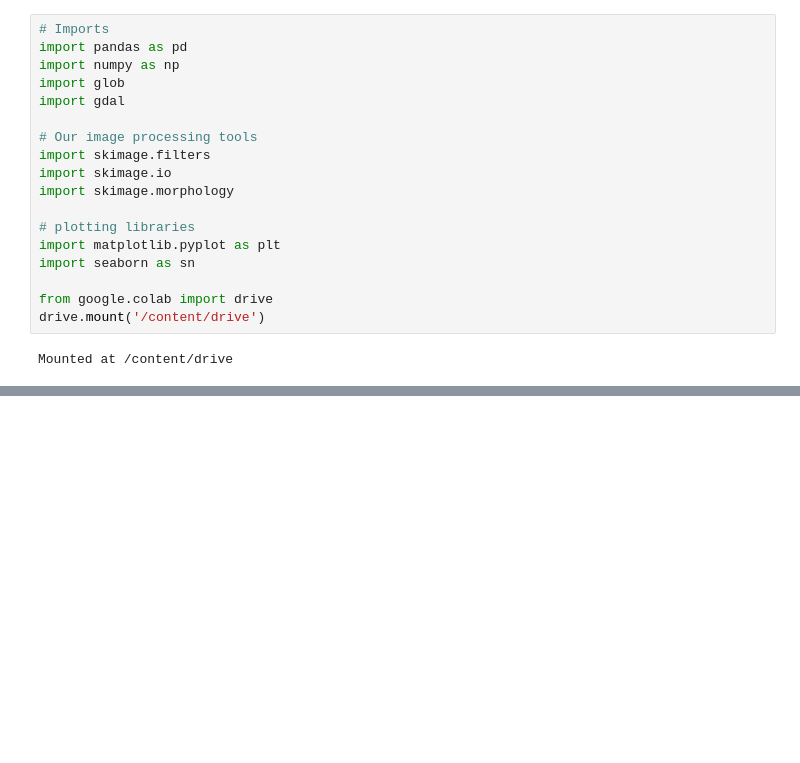
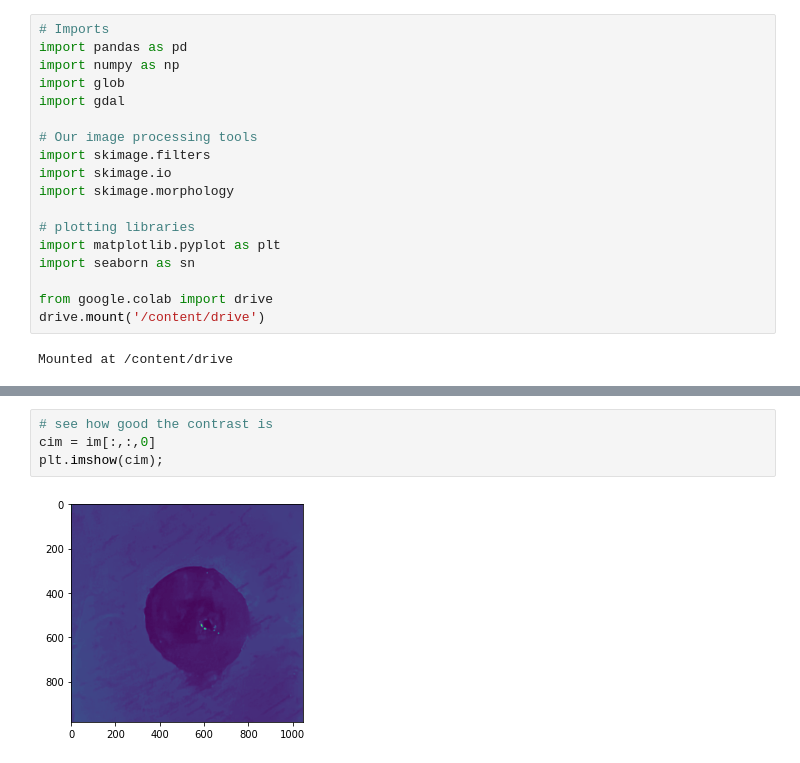
Before and after one commit to lmkelly16/BYU-REU-2022, a Jupyter notebook: ZOI_44_B.ipynb, the cells around one changed output, grey strips where cells are left out. Cells and saved outputs as stored; diff of their text form; blank space fills up the shorter version.

```diff
--- a/ZOI_44_B.ipynb
+++ b/ZOI_44_B.ipynb
@@ -34,0 +42,6 @@ array(['/content/drive/MyDrive/BYU_REU_images/1Z_44_B.tiff',
+# %%
+# see how good the contrast is
+cim = im[:,:,0]
+plt.imshow(cim);
+# %% [output]
+[figure, added]
```
Also changed, not shown: parts of 6 cells of this notebook.
